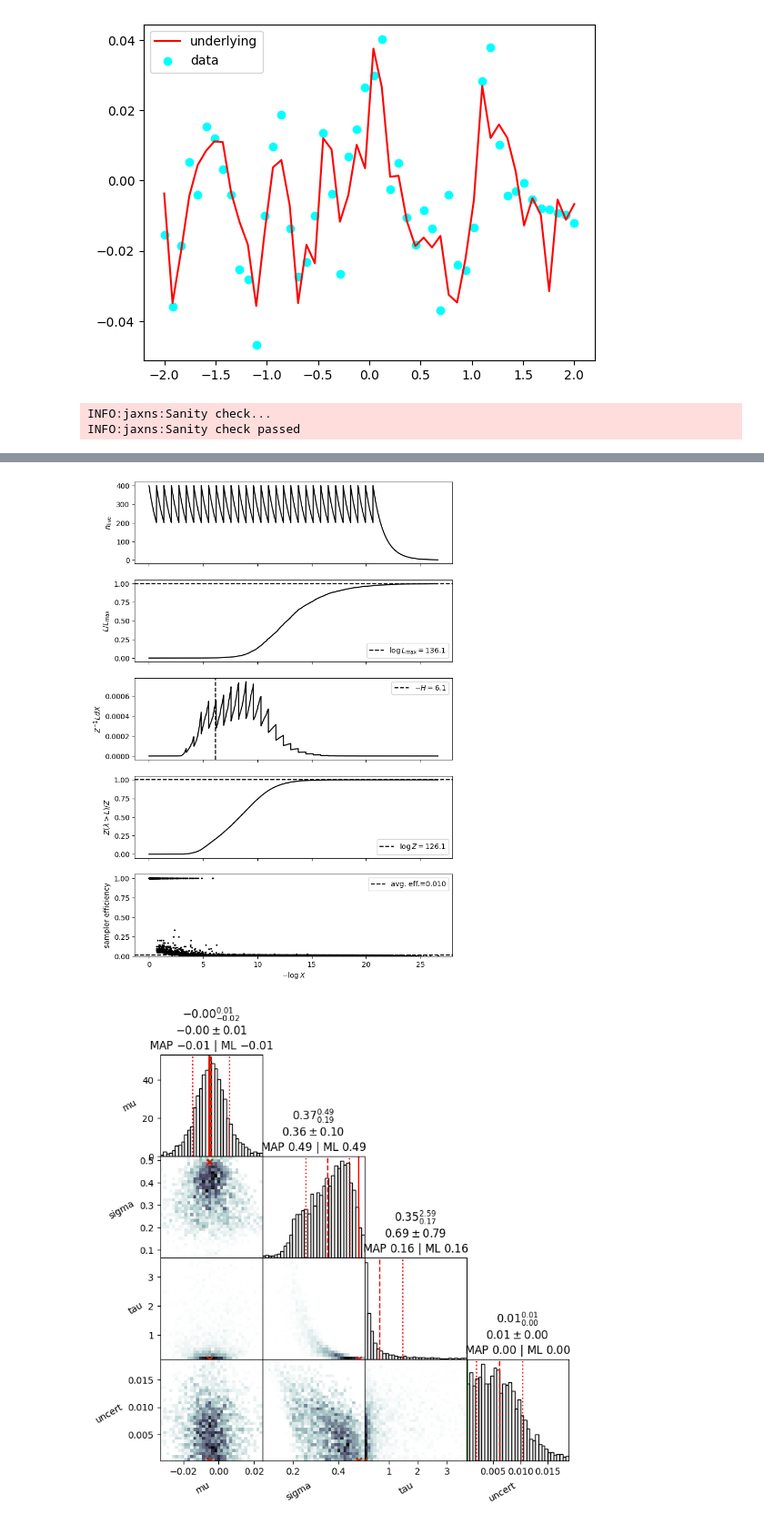
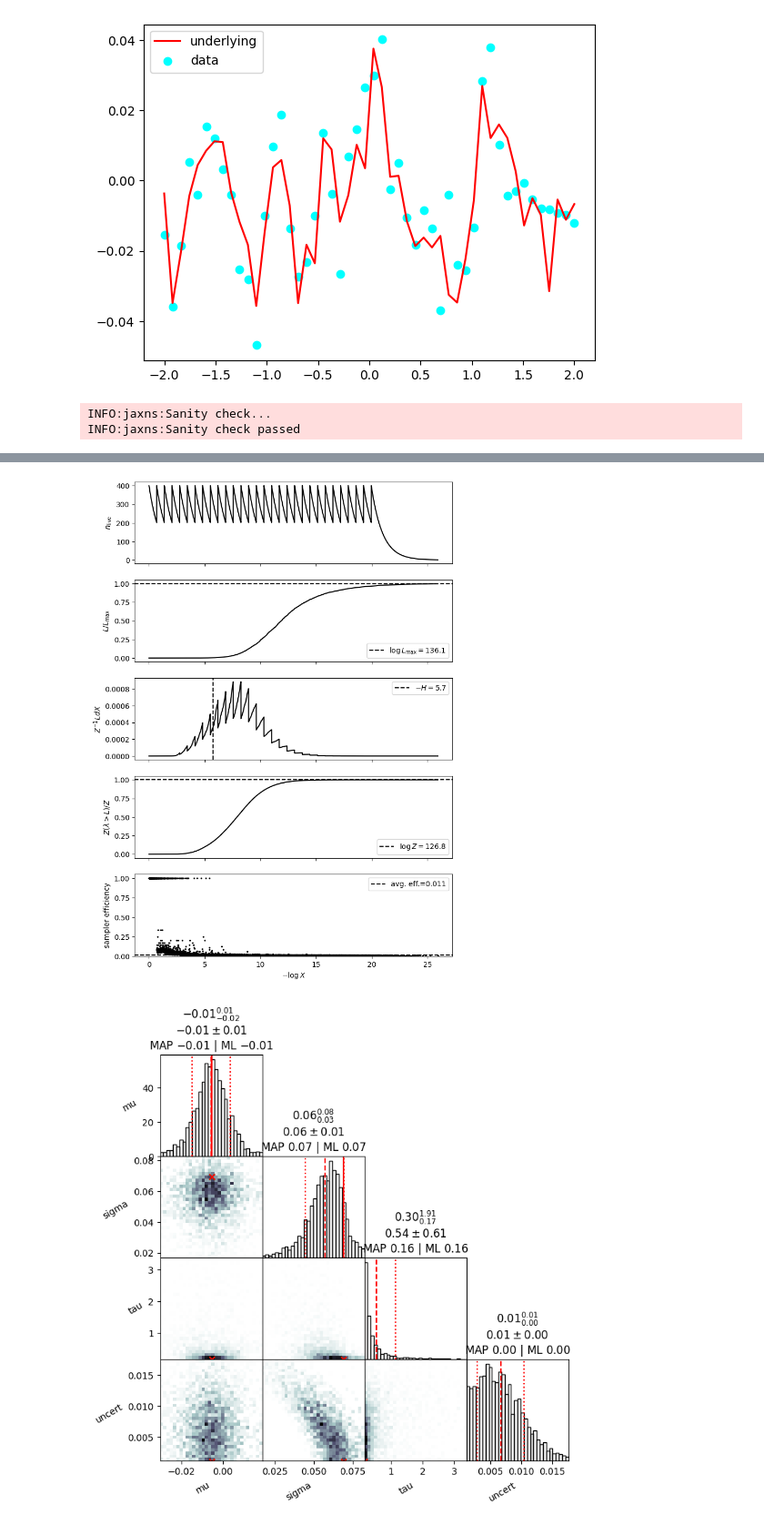
Before and after one commit to Joshuaalbert/jaxns, a Jupyter notebook: docs/examples/ou_process.ipynb, the cells around one changed output, grey strips where cells are left out. Shown at 91% size. Drawn from its saved outputs; the diff is of its cells as text; code cells hidden in the pictures.

Commit message:
* Fix amplitude of OU example

```diff
--- a/docs/examples/ou_process.ipynb
+++ b/docs/examples/ou_process.ipynb
@@ -95,7 +95,7 @@ def log_likelihood(uncert, tau, sigma, mu):
     Returns:
 
     """
-    amplitude = sigma ** 2 * tau / 2
+    amplitude = jnp.sqrt(sigma ** 2 * tau / 2)
     scale = tau
     K = kernel(amplitude=amplitude, length_scale=scale).matrix(X, X)
     data_cov = jnp.square(uncert) * jnp.eye(X.shape[0])
@@ -103,7 +103,7 @@ def log_likelihood(uncert, tau, sigma, mu):
 
 
 def predict_f(uncert, tau, sigma, mu):
-    amplitude = sigma ** 2 * tau / 2
+    amplitude = jnp.sqrt(sigma ** 2 * tau / 2)
     scale = tau
     K = kernel(amplitude=amplitude, length_scale=scale).matrix(X, X)
     data_cov = jnp.square(uncert) * jnp.eye(X.shape[0])
@@ -111,7 +111,7 @@ def predict_f(uncert, tau, sigma, mu):
 
 
 def predict_fvar(uncert, tau, sigma, mu):
-    amplitude = sigma ** 2 * tau / 2
+    amplitude = jnp.sqrt(sigma ** 2 * tau / 2)
     scale = tau
     K = kernel(amplitude=amplitude, length_scale=scale).matrix(X, X)
     data_cov = jnp.square(uncert) * jnp.eye(X.shape[0])
@@ -122,11 +122,11 @@ def predict_fvar(uncert, tau, sigma, mu):
 
 def prior_model():
     tau = yield Prior(tfpd.Uniform(min_tau, max_tau), name='tau')
-    mean_uncert = 10. * rmsd / np.sqrt(2.)  # if 1/2 diff is noise, then rms(d/2) is noise
-    uncert = yield Prior(tfpd.Exponential(1. / mean_uncert), name='uncert')
-    # amplitude = sigma ** 2 * tau / 2
-    # sigma = sqrt(2 * amplitude / tau)
-    mean_sigma = jnp.sqrt(2 * y_std / tau)  # if dX is sigma dW then rms(dX/dt) = sigma
+    # if 1/2 diff is noise, then rms(d/2) is noise
+    uncert = yield Prior(tfpd.Uniform(true_noise*0.1, true_noise*10.), name='uncert')
+    # amplitude = jnp.sqrt(sigma ** 2 * tau / 2)
+    # sigma = sqrt(2 / tau) * amplitude
+    mean_sigma = jnp.sqrt(2 / tau) * y_std  # if dX is sigma dW then rms(dX/dt) = sigma
     sigma = yield Prior(tfpd.Exponential(1. / mean_sigma), name='sigma')
     mu = yield Prior(tfpd.Normal(y_mean, y_std), name='mu')
     return uncert, tau, sigma, mu
@@ -186,3 +186,3 @@ uncert: 0.0062 +- 0.0041 | 0.0012 / 0.0056 / 0.0113 | 0.0001 | 0.0003
 --------
-[figure, old version]
+[figure, new version]
-[figure, old version]
+[figure, new version]
```
Also changed, not shown: parts of 1 cell of this notebook.
